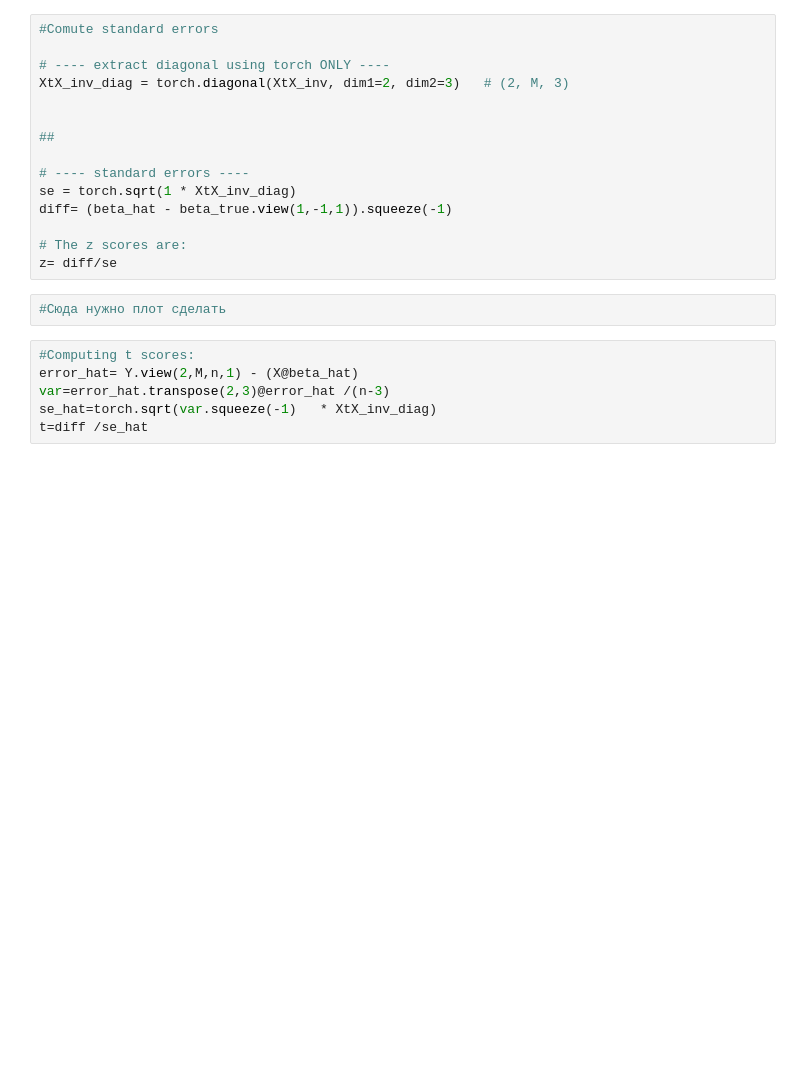
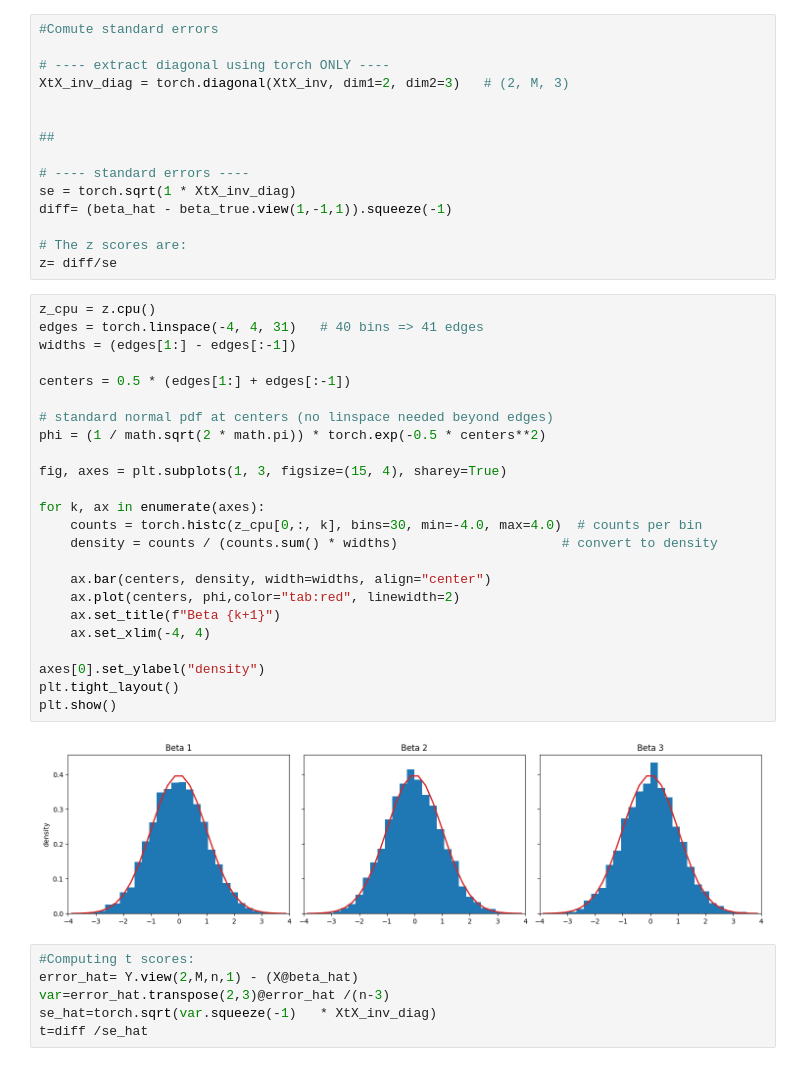
Before and after one commit to Nurdaylight/An-Econ-771, a Jupyter notebook: PS3/PS3_optim.ipynb, the cells around one changed output. Drawn from its saved outputs; the diff is of its cells as text; blank space fills up the shorter version.

```diff
--- a/PS3/PS3_optim.ipynb
+++ b/PS3/PS3_optim.ipynb
@@ -52,8 +52,32 @@ diff= (beta_hat - beta_true.view(1,-1,1)).squeeze(-1)
 
 # The z scores are:
 z= diff/se
-# %%
-#Сюда нужно плот сделать
+# %%
+z_cpu = z.cpu()
+edges = torch.linspace(-4, 4, 31)   # 40 bins => 41 edges
+widths = (edges[1:] - edges[:-1])
+
+centers = 0.5 * (edges[1:] + edges[:-1])
+
+# standard normal pdf at centers (no linspace needed beyond edges)
+phi = (1 / math.sqrt(2 * math.pi)) * torch.exp(-0.5 * centers**2)
+
+fig, axes = plt.subplots(1, 3, figsize=(15, 4), sharey=True)
+
+for k, ax in enumerate(axes):
+    counts = torch.histc(z_cpu[0,:, k], bins=30, min=-4.0, max=4.0)  # counts per bin
+    density = counts / (counts.sum() * widths)                     # convert to density
+
+    ax.bar(centers, density, width=widths, align="center")
+    ax.plot(centers, phi,color="tab:red", linewidth=2)
+    ax.set_title(f"Beta {k+1}")
+    ax.set_xlim(-4, 4)
+
+axes[0].set_ylabel("density")
+plt.tight_layout()
+plt.show()
+# %% [output]
+[figure, added]
 # %%
 #Computing t scores:
 error_hat= Y.view(2,M,n,1) - (X@beta_hat)
```
Also changed, not shown: parts of 4 cells of this notebook.
